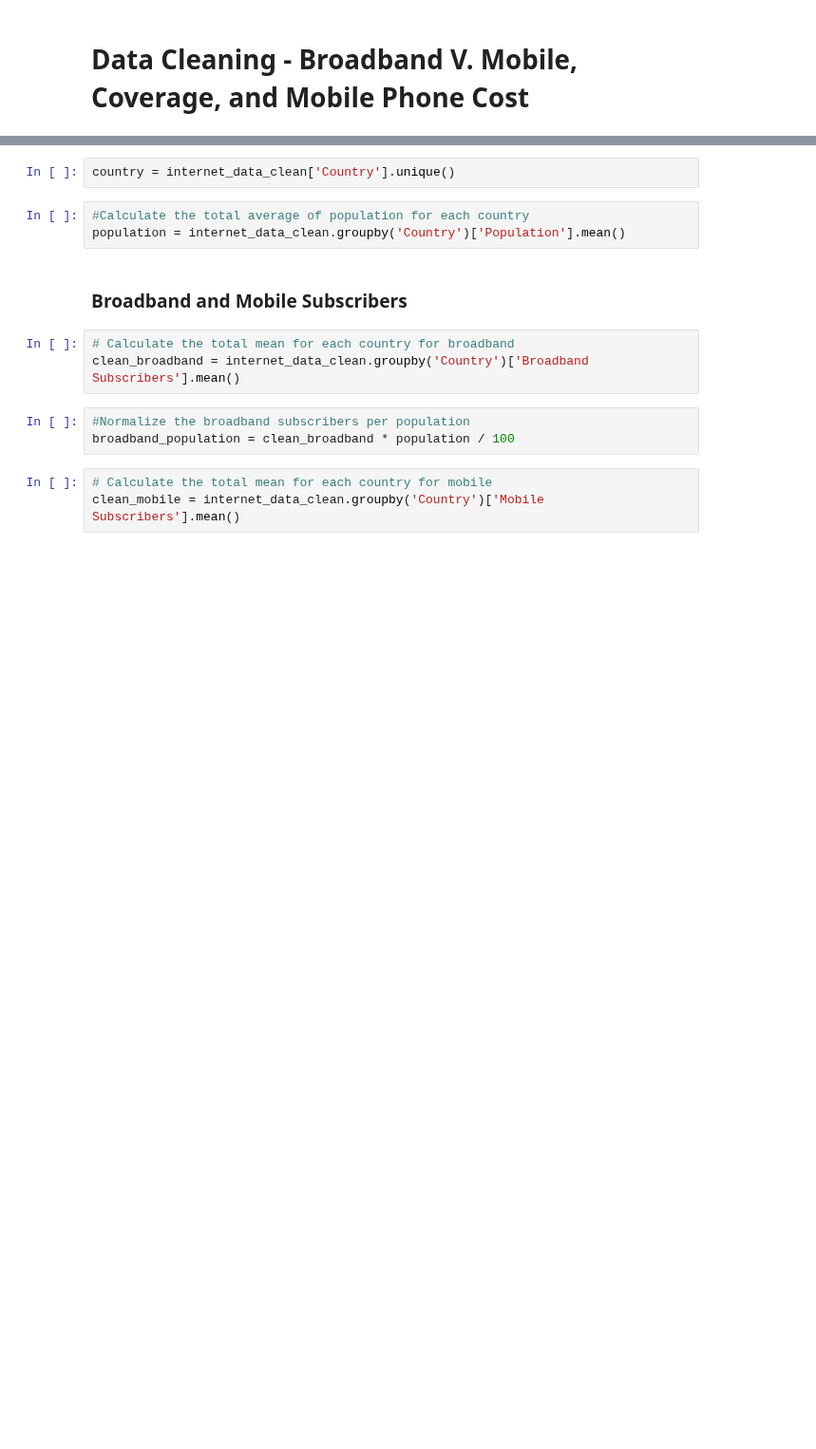
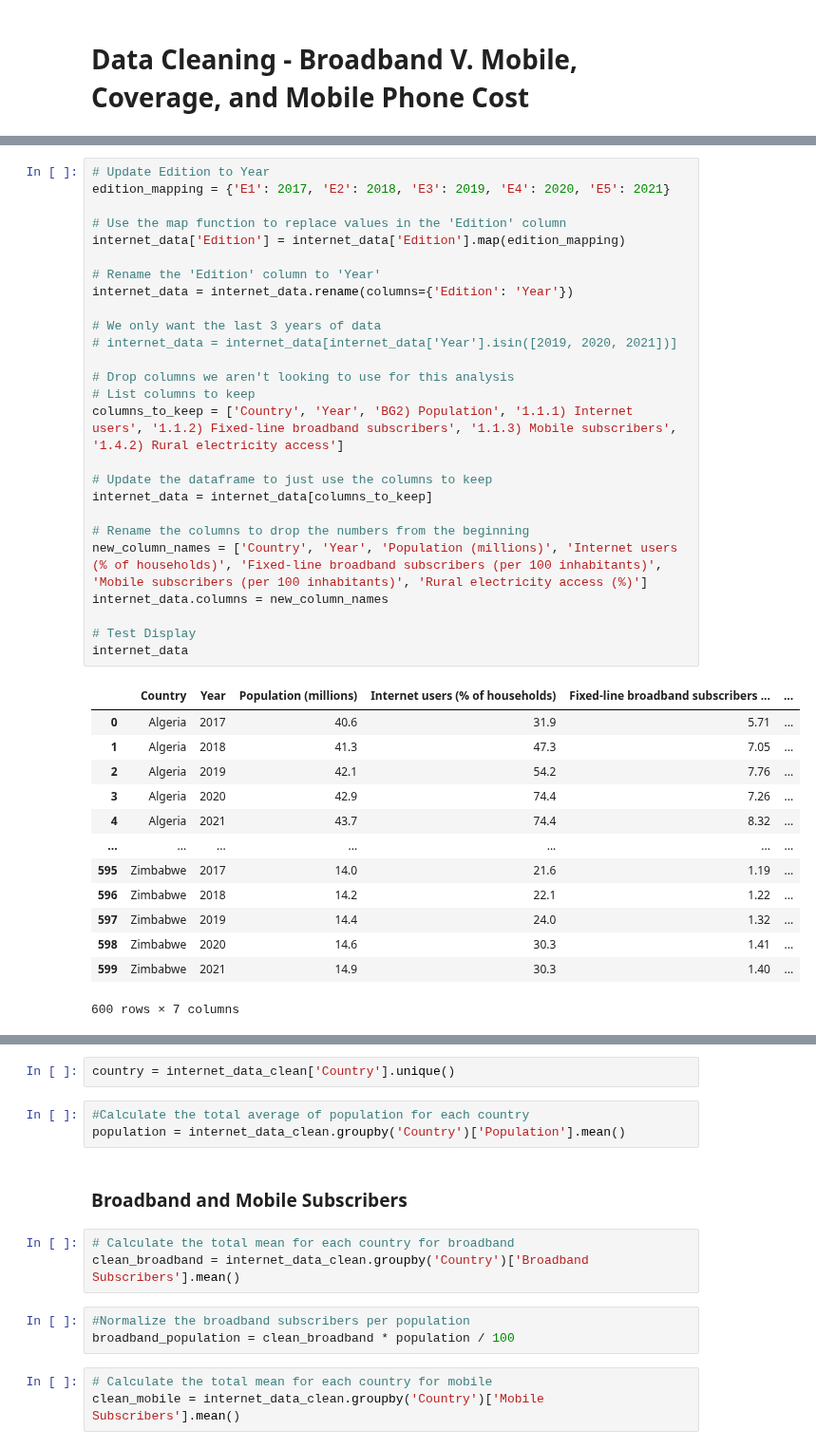
Before and after one commit to tiascott01/07_GroupProject1, a Jupyter notebook: Broadband v Mobile/Data Cleaning Aggregate Visuals - Final.ipynb, the cells around one changed output, grey strips where cells are left out. Shown at 95% size. Saved outputs shown, nothing was run; the diff lists cells and outputs as text; blank space fills up the shorter version.

```diff
--- a/Broadband v Mobile/Data Cleaning Aggregate Visuals - Final.ipynb
+++ b/Broadband v Mobile/Data Cleaning Aggregate Visuals - Final.ipynb
@@ -20 +40,41 @@ from selenium import webdriver
+# %%
+# Update Edition to Year
+edition_mapping = {'E1': 2017, 'E2': 2018, 'E3': 2019, 'E4': 2020, 'E5': 2021}
+
+# Use the map function to replace values in the 'Edition' column
+internet_data['Edition'] = internet_data['Edition'].map(edition_mapping)
+
+# Rename the 'Edition' column to 'Year'
+internet_data = internet_data.rename(columns={'Edition': 'Year'})
+
+# We only want the last 3 years of data
+# internet_data = internet_data[internet_data['Year'].isin([2019, 2020, 2021])]
+
+# Drop columns we aren't looking to use for this analysis
+# List columns to keep
+columns_to_keep = ['Country', 'Year', 'BG2) Population', '1.1.1) Internet users', '1.1.2) Fixed-line broadband subscribers', '1.1.3) Mobile subscribers', '1.4.2) Rural electricity access']
+
+# Update the dataframe to just use the columns to keep
+internet_data = internet_data[columns_to_keep]
+
+# Rename the columns to drop the numbers from the beginning
+new_column_names = ['Country', 'Year', 'Population (millions)', 'Internet users (% of households)', 'Fixed-line broadband subscribers (per 100 inhabitants)', 'Mobile subscribers (per 100 inhabitants)', 'Rural electricity access (%)']
+internet_data.columns = new_column_names
+
+# Test Display
+internet_data
+# %% [output]
+|  | Country | Year | Population (millions) | Internet users (% of households) | Fixed-line broadband subscribers ... | ... |
+| 0 | Algeria | 2017 | 40.6 | 31.9 | 5.71 | ... |
+| 1 | Algeria | 2018 | 41.3 | 47.3 | 7.05 | ... |
+| 2 | Algeria | 2019 | 42.1 | 54.2 | 7.76 | ... |
+| 3 | Algeria | 2020 | 42.9 | 74.4 | 7.26 | ... |
+| 4 | Algeria | 2021 | 43.7 | 74.4 | 8.32 | ... |
+| ... | ... | ... | ... | ... | ... | ... |
+| 595 | Zimbabwe | 2017 | 14.0 | 21.6 | 1.19 | ... |
+| 596 | Zimbabwe | 2018 | 14.2 | 22.1 | 1.22 | ... |
+| 597 | Zimbabwe | 2019 | 14.4 | 24.0 | 1.32 | ... |
+| 598 | Zimbabwe | 2020 | 14.6 | 30.3 | 1.41 | ... |
+| 599 | Zimbabwe | 2021 | 14.9 | 30.3 | 1.40 | ... |
+600 rows × 7 columns
 # %%
```
Also changed, not shown: parts of 20 cells of this notebook.
